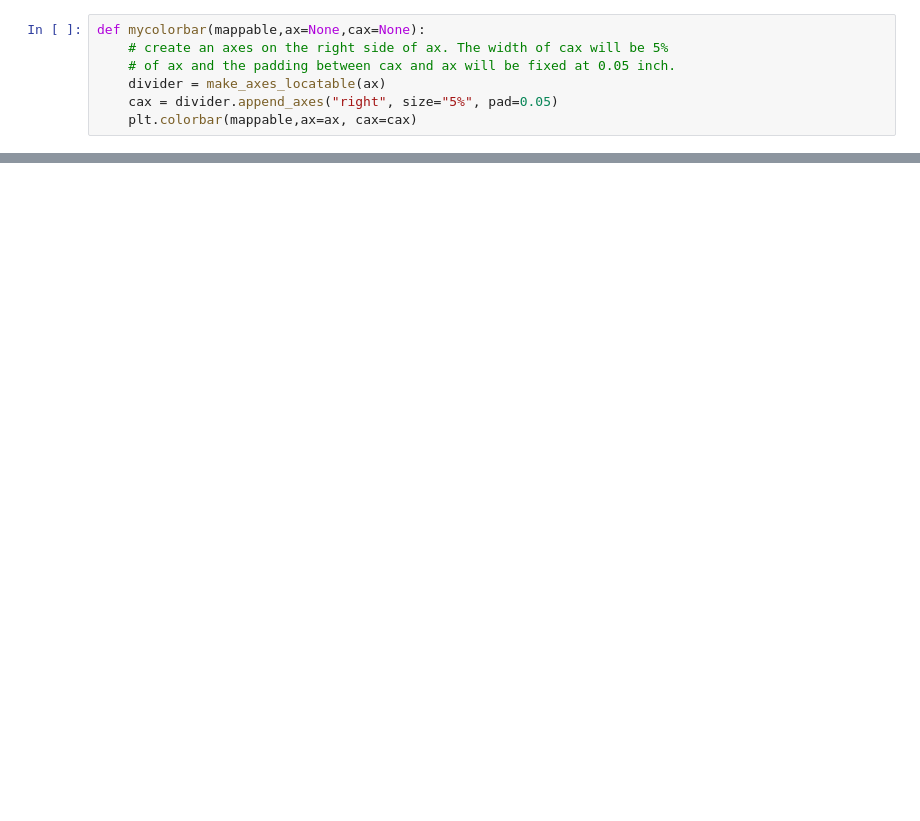
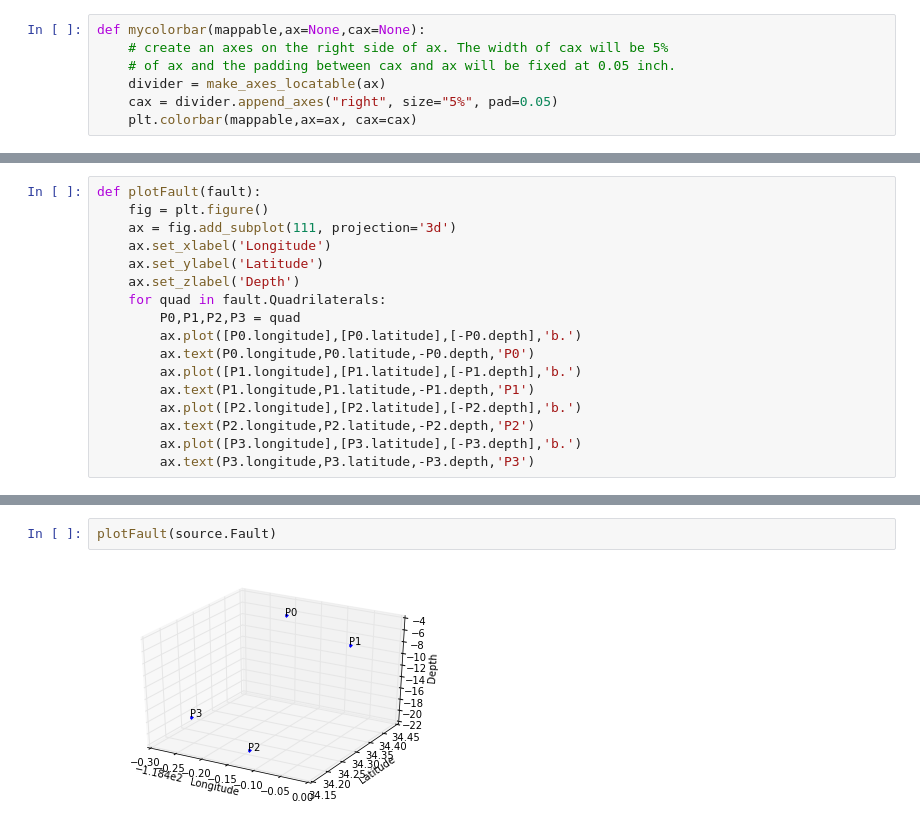
Before and after one commit to usgs/shakemap, a Jupyter notebook: notebooks/Source.ipynb, the cells around one changed output, grey strips where cells are left out. Cells and saved outputs as stored; diff of their text form; blank space fills up the shorter version.

```diff
--- a/notebooks/Source.ipynb
+++ b/notebooks/Source.ipynb
@@ -77 +23,18 @@ print fault_text
+# %%
+def plotFault(fault):
+    fig = plt.figure()
+    ax = fig.add_subplot(111, projection='3d')
+    ax.set_xlabel('Longitude')
+    ax.set_ylabel('Latitude')
+    ax.set_zlabel('Depth')
+    for quad in fault.Quadrilaterals:
+        P0,P1,P2,P3 = quad
+        ax.plot([P0.longitude],[P0.latitude],[-P0.depth],'b.')
+        ax.text(P0.longitude,P0.latitude,-P0.depth,'P0')
+        ax.plot([P1.longitude],[P1.latitude],[-P1.depth],'b.')
+        ax.text(P1.longitude,P1.latitude,-P1.depth,'P1')
+        ax.plot([P2.longitude],[P2.latitude],[-P2.depth],'b.')
+        ax.text(P2.longitude,P2.latitude,-P2.depth,'P2')
+        ax.plot([P3.longitude],[P3.latitude],[-P3.depth],'b.')
+        ax.text(P3.longitude,P3.latitude,-P3.depth,'P3')
 # %%
@@ -121,3 +95,7 @@ Calculating method rrup
+# %%
+plotFault(source.Fault)
+# %% [output]
+[figure, added]
 # %%
 topLeft,topRight,bottomRight,bottomLeft = source.getQuadrilaterals()[0]
 topRight.depth = topLeft.depth
```
Also changed, not shown: parts of 12 cells of this notebook, 2 other files.
